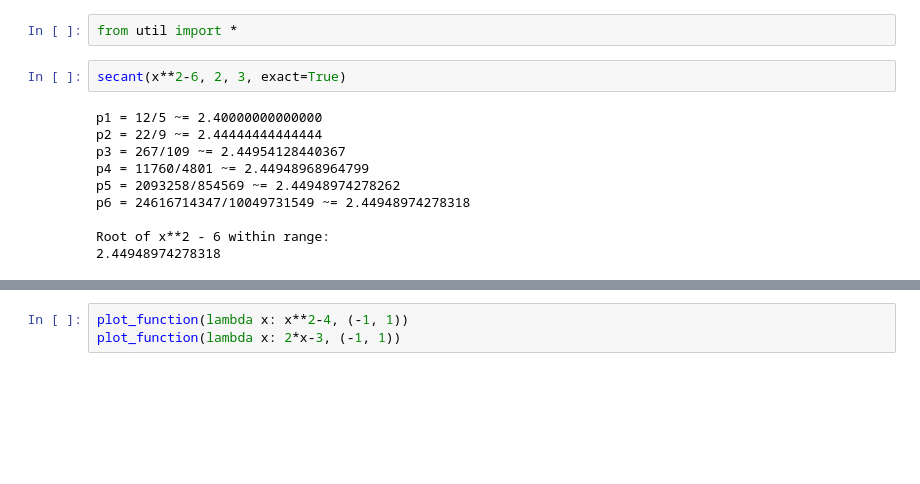
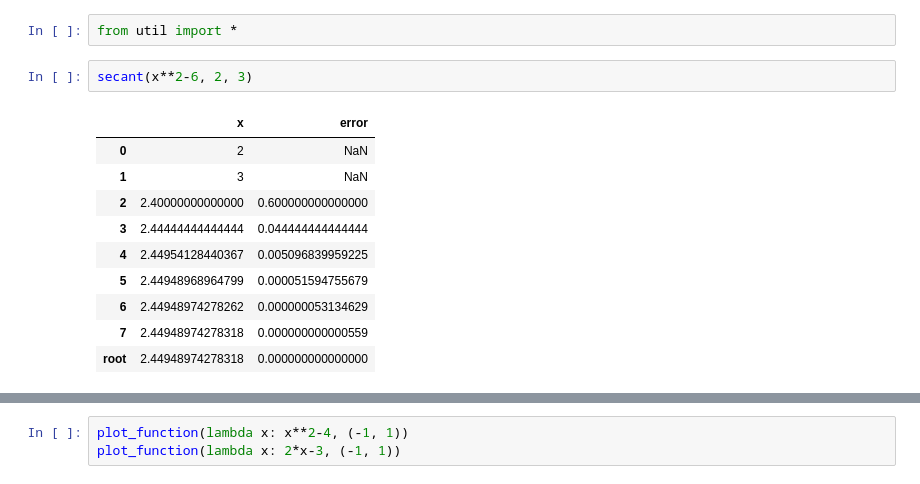
Before and after one commit to rinald/ece208, a Jupyter notebook: secant.ipynb, the cells around one changed output, grey strips where cells are left out. Drawn from its saved outputs; the diff is of its cells as text; blank space fills up the shorter version.

```diff
--- a/secant.ipynb
+++ b/secant.ipynb
@@ -1,17 +1,18 @@
 # %%
 from util import *
 # %%
-secant(x**2-6, 2, 3, exact=True)
+secant(x**2-6, 2, 3)
 # %% [output]
-p1 = 12/5 ~= 2.40000000000000
-p2 = 22/9 ~= 2.44444444444444
-p3 = 267/109 ~= 2.44954128440367
-p4 = 11760/4801 ~= 2.44948968964799
-p5 = 2093258/854569 ~= 2.44948974278262
-p6 = 24616714347/10049731549 ~= 2.44948974278318
-
-Root of x**2 - 6 within range:
-2.44948974278318
+|  | x | error |
+| 0 | 2 | NaN |
+| 1 | 3 | NaN |
+| 2 | 2.40000000000000 | 0.600000000000000 |
+| 3 | 2.44444444444444 | 0.044444444444444 |
+| 4 | 2.44954128440367 | 0.005096839959225 |
+| 5 | 2.44948968964799 | 0.000051594755679 |
+| 6 | 2.44948974278262 | 0.000000053134629 |
+| 7 | 2.44948974278318 | 0.000000000000559 |
+| root | 2.44948974278318 | 0.000000000000000 |
 # %%
 secant(x**3-20, 4, 5.5)
 # %% [output]
```
Also changed, not shown: parts of 4 cells of this notebook, 6 other files.
